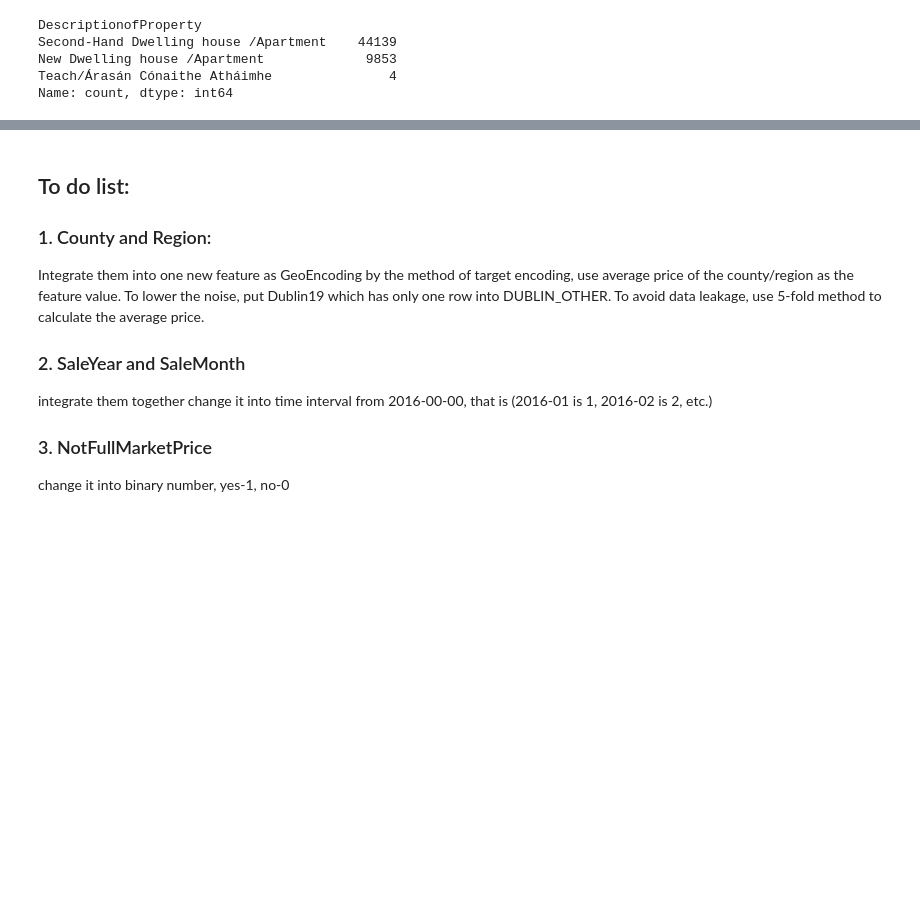
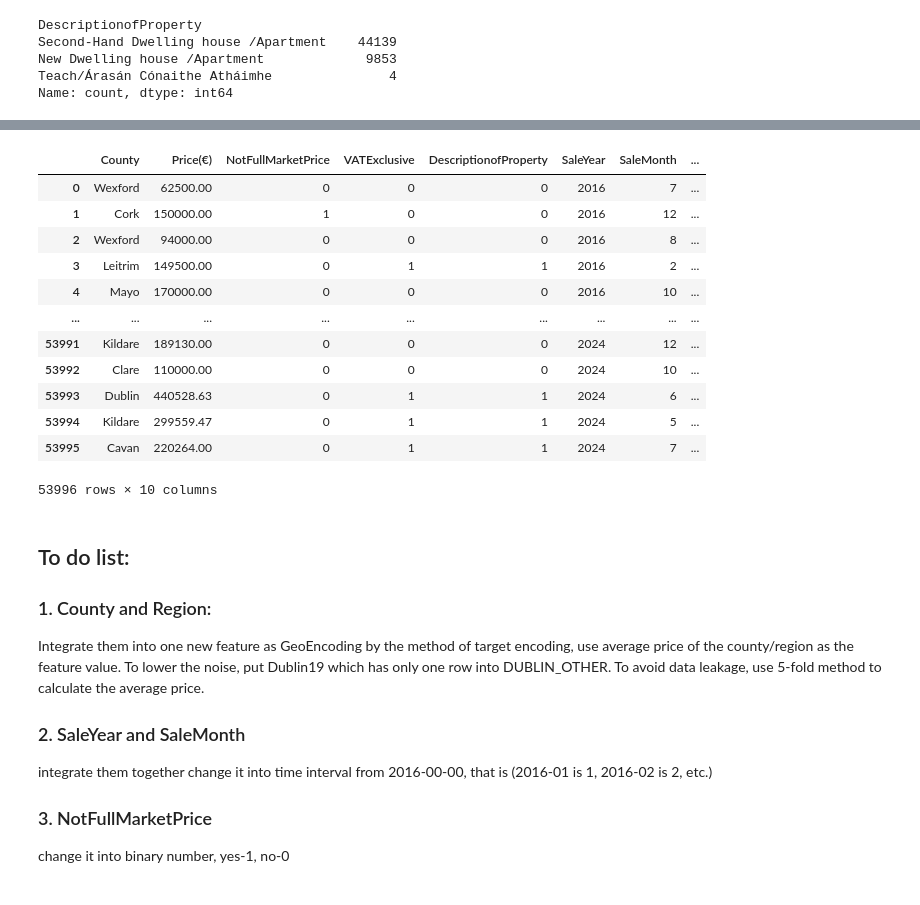
Before and after one commit to wuxiaoli-ucd/Data-Analytics, a Jupyter notebook: feature_paring.ipynb, the cells around one changed output, grey strips where cells are left out. Cells and saved outputs as stored; diff of their text form; code cells hidden in the pictures; blank space fills up the shorter version.

```diff
--- a/feature_paring.ipynb
+++ b/feature_paring.ipynb
@@ -258,0 +263,8 @@ Name: count, dtype: int64
+# %%
+# change data type of saleyear and salemonth
+df["SaleYear"] = df["SaleYear"].astype(int)
+df["SaleMonth"] = df["SaleMonth"].astype(int)
+# create month index starting from 2016-01
+df["SaleMonthIndex"] = (df["SaleYear"] - 2016) * 12 + df["SaleMonth"]
+# check result
+df[["SaleYear", "SaleMonth", "SaleMonthIndex"]].head(12000)
@@ -258,0 +288,7 @@ Name: count, dtype: int64
+# %%
+print(df["NotFullMarketPrice"].unique())
+df["NotFullMarketPrice"] = df["NotFullMarketPrice"].map({
+    "Yes": 1,
+    "No": 0
+})
+print(df["NotFullMarketPrice"].head())
@@ -258,0 +308,7 @@ Name: count, dtype: int64
+# %%
+print(df["VATExclusive"].unique())
+df["VATExclusive"] = df["VATExclusive"].map({
+    "Yes": 1,
+    "No": 0
+})
+print(df["VATExclusive"].head())
@@ -258,0 +335,7 @@ Name: count, dtype: int64
+# %%
+df["DescriptionofProperty"] = df["DescriptionofProperty"].map({
+    "Second-Hand Dwelling house /Apartment": 0,
+    "New Dwelling house /Apartment": 1,
+    "Teach/Árasán Cónaithe Atháimhe":0
+})
+print(df["DescriptionofProperty"].head(1000))
@@ -259,3 +355,19 @@ Name: count, dtype: int64
+# %%
+df
+# %% [output]
+|  | County | Price(€) | NotFullMarketPrice | VATExclusive | DescriptionofProperty | SaleYear | SaleMonth | ... |
+| 0 | Wexford | 62500.00 | 0 | 0 | 0 | 2016 | 7 | ... |
+| 1 | Cork | 150000.00 | 1 | 0 | 0 | 2016 | 12 | ... |
+| 2 | Wexford | 94000.00 | 0 | 0 | 0 | 2016 | 8 | ... |
+| 3 | Leitrim | 149500.00 | 0 | 1 | 1 | 2016 | 2 | ... |
+| 4 | Mayo | 170000.00 | 0 | 0 | 0 | 2016 | 10 | ... |
+| ... | ... | ... | ... | ... | ... | ... | ... | ... |
+| 53991 | Kildare | 189130.00 | 0 | 0 | 0 | 2024 | 12 | ... |
+| 53992 | Clare | 110000.00 | 0 | 0 | 0 | 2024 | 10 | ... |
+| 53993 | Dublin | 440528.63 | 0 | 1 | 1 | 2024 | 6 | ... |
+| 53994 | Kildare | 299559.47 | 0 | 1 | 1 | 2024 | 5 | ... |
+| 53995 | Cavan | 220264.00 | 0 | 1 | 1 | 2024 | 7 | ... |
+53996 rows × 10 columns
 # %% [markdown]
 ## To do list:
 ### 1. County and Region:
```
Also changed, not shown: parts of 11 cells of this notebook.
